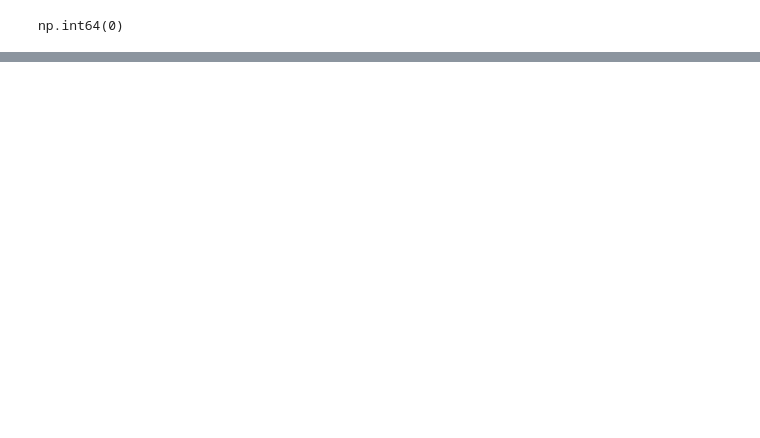
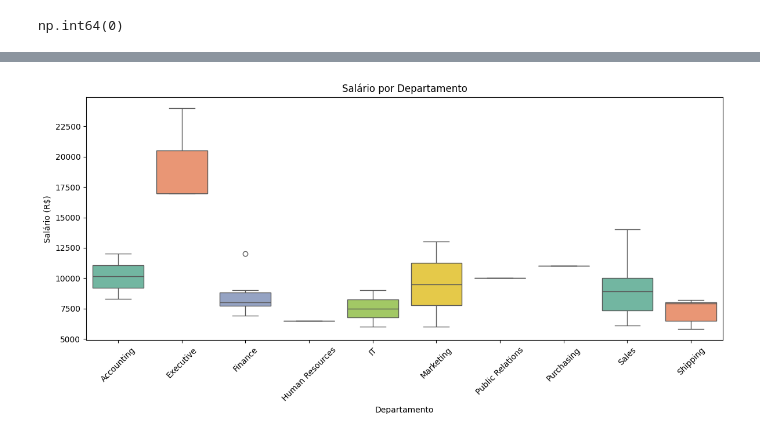
Before and after one commit to waldineilameira-lab/Projeto_Final_Waldinei, a Jupyter notebook: analise_rh.ipynb, the cells around one changed output, grey strips where cells are left out. Drawn from its saved outputs; the diff is of its cells as text; code cells hidden in the pictures; blank space fills up the shorter version.

```diff
--- a/analise_rh.ipynb
+++ b/analise_rh.ipynb
@@ -103,0 +185,14 @@ df[["salário"]].describe().round(2)
+# %%
+# Boxplot — salário por departamento (Query 1)
+
+# Boxplot de salário por departamento
+plt.figure(figsize=(12, 6))
+sns.boxplot(data=df, x='departamento', y='salario', hue='departamento', palette='Set2', legend=False)
+plt.title('Salário por Departamento')
+plt.xlabel('Departamento')
+plt.ylabel('Salário (R$)')
+plt.xticks(rotation=45)
+plt.tight_layout()
+plt.show()
+# %% [output]
+[figure, added]
```
Also changed, not shown: parts of 18 cells of this notebook, 1 other file.
